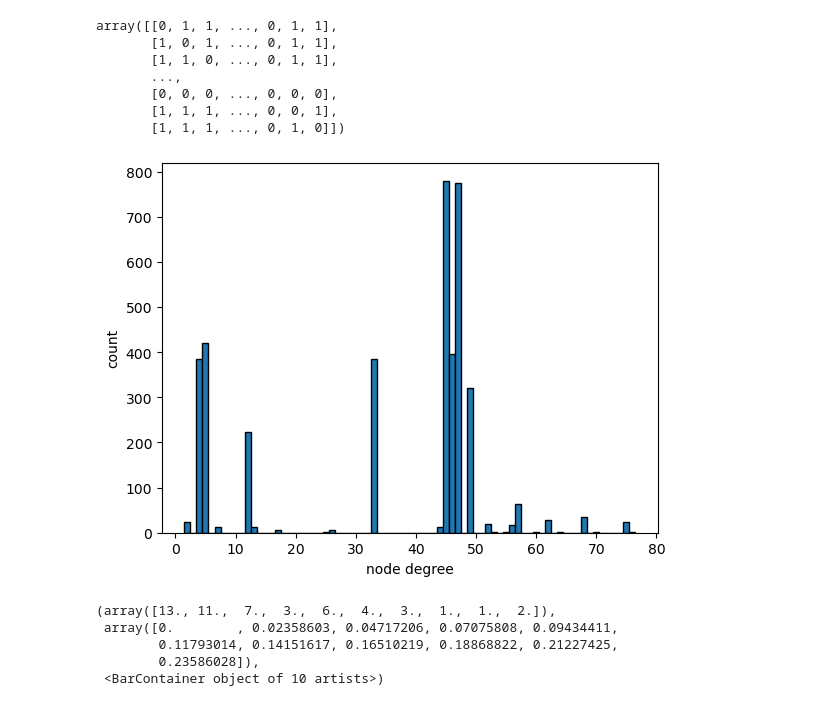
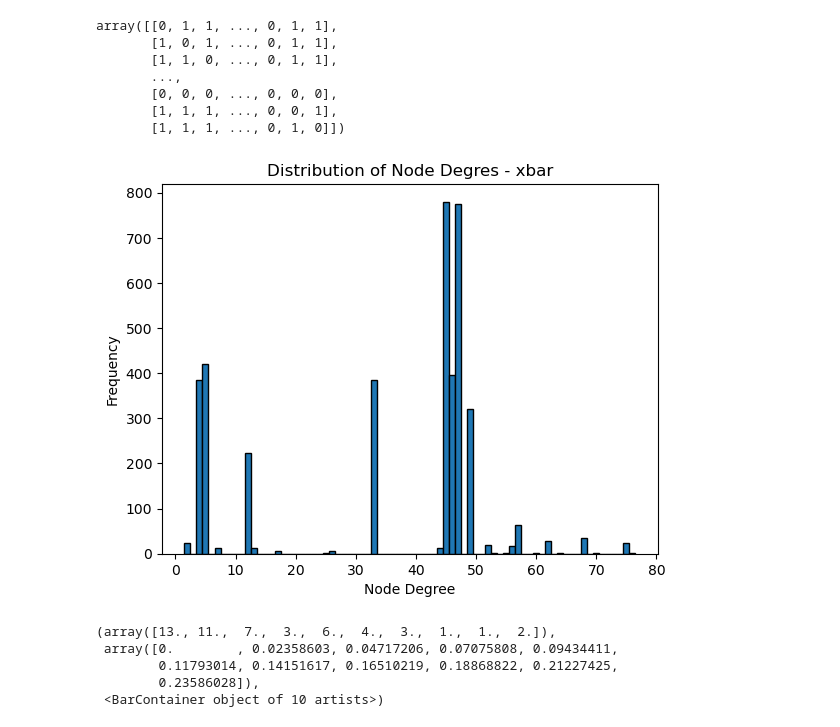
Before and after one commit to waltercywong/DSC180A_Quarter1Project, a Jupyter notebook: assignment2/src/exploration_raw.ipynb, the cells around one changed output. Drawn from its saved outputs; the diff is of its cells as text; code cells hidden in the pictures.

```diff
--- a/assignment2/src/exploration_raw.ipynb
+++ b/assignment2/src/exploration_raw.ipynb
@@ -410,7 +411,7 @@ xbar1
   {'name': 'N335', 'id': 999},
   ...]}
 # %%
-xbar1conn = np.load("NCSU-DigIC-GraphData-2023-07-25/xbar/1/xbar_connectivity.npz")
+xbar1conn = np.load("../data/DigIC_dataset/xbar/1/xbar_connectivity.npz")
 # %%
 xbar1coo = coo_matrix((xbar1conn['data'], (xbar1conn['row'], xbar1conn['col'])), shape=xbar1conn['shape'])
 # %%
@@ -437,17 +438,18 @@ xbar_g = nx.from_numpy_array(xbar_am)
 # %%
 import matplotlib.pyplot as plt
 
 def plot_degree_distribution(graph):
     degree_sequence = [d for n, d in graph.degree()]
 
     plt.hist(degree_sequence, bins=range(min(degree_sequence), max(degree_sequence) + 2), align='left', edgecolor='black')
-    plt.xlabel("node degree")
-    plt.ylabel("count")
+    plt.title('Distribution of Node Degres - xbar')
+    plt.xlabel('Node Degree')
+    plt.ylabel('Frequency')
     plt.show()
 
 plot_degree_distribution(xbar_g)
 # %% [output]
-[figure, old version]
+[figure, new version]
 # %%
 counter_centrality = (list(nx.betweenness_centrality(g_bipart).values()))
 plt.hist(counter_centrality, bins=10, align='left', edgecolor='black')
```
Also changed, not shown: parts of 59 cells of this notebook, 4 other files.
